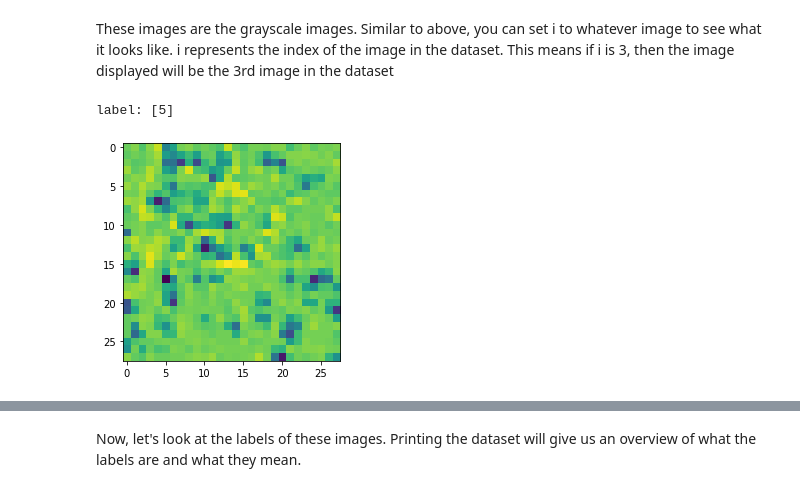
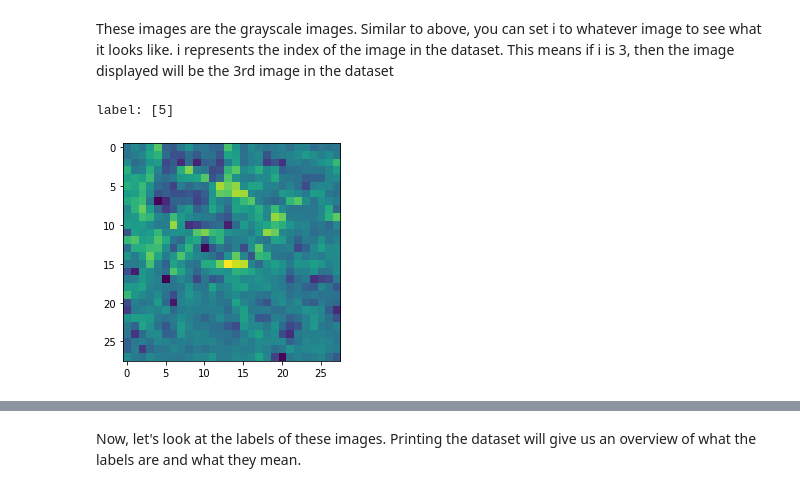
Before and after one commit to jlgrons/CELEHS-DSinA, a Jupyter notebook: Week_2_Materials/EDA.ipynb, the cells around one changed output, grey strips where cells are left out. Saved outputs shown, nothing was run; the diff lists cells and outputs as text; code cells hidden in the pictures.

```diff
--- a/Week_2_Materials/EDA.ipynb
+++ b/Week_2_Materials/EDA.ipynb
@@ -140,12 +139,12 @@ These images are the grayscale images.  Similar to above, you can set i to whate
 # %%
 # Look at one image
 from matplotlib import pyplot as plt
 
 i=300
 
 print('label: ' + str(training_labels[i]))
-plt.imshow(training_images[i][0])
+plt.imshow(training_images[i][1])
 plt.show()
 # %% [output]
 label: [5]
-[figure, old version]
+[figure, new version]
```
Also changed, not shown: parts of 6 cells of this notebook.
